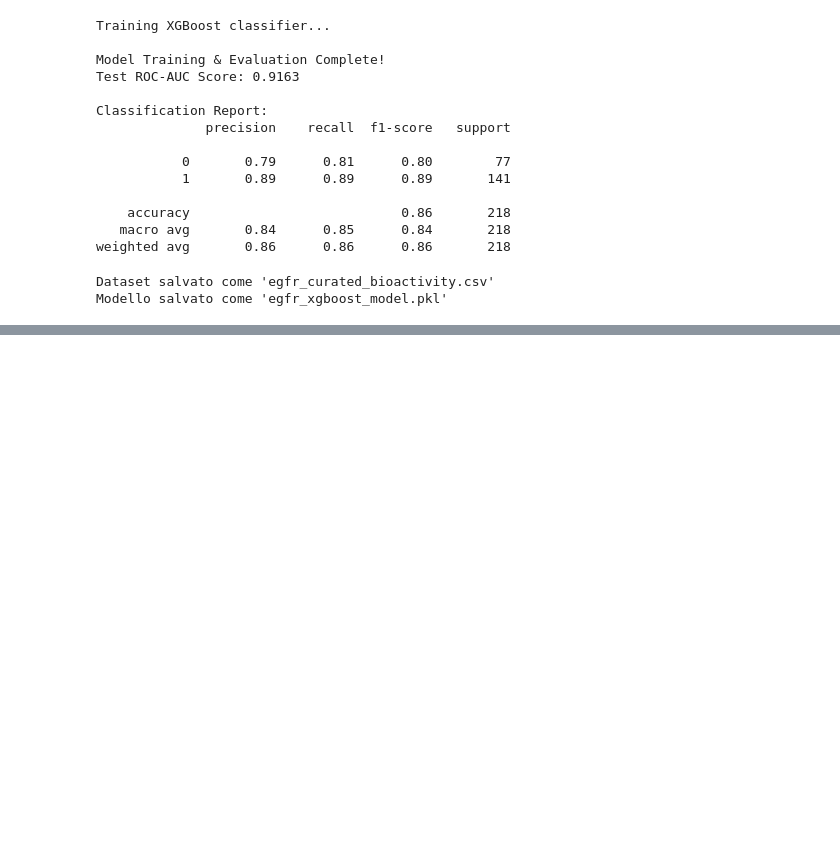
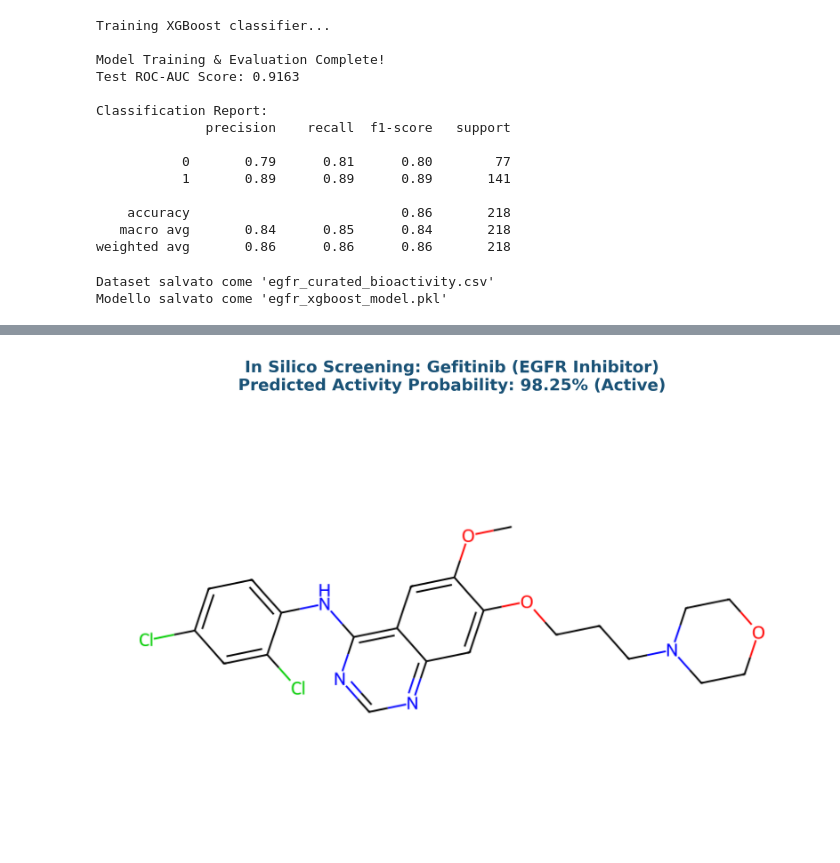
Before and after one commit to gaetanolentini96/egfr-qsar-pipeline, a Jupyter notebook: Untitled1.ipynb, the cells around one changed output, grey strips where cells are left out. Drawn from its saved outputs; the diff is of its cells as text; code cells hidden in the pictures; blank space fills up the shorter version.

```diff
--- a/Untitled1.ipynb
+++ b/Untitled1.ipynb
@@ -800,3 +800,34 @@ print("Modello salvato come 'egfr_xgboost_model.pkl'")
 # %% [output]
 Dataset salvato come 'egfr_curated_bioactivity.csv'
 Modello salvato come 'egfr_xgboost_model.pkl'
+# %%
+import joblib
+import numpy as np
+import matplotlib.pyplot as plt
+from rdkit import Chem
+from rdkit.Chem import AllChem, Draw
+
+# 1. Carica il modello salvato
+model = joblib.load("egfr_xgboost_model.pkl")
+
+# 2. Prepara la molecola (Gefitinib) e predici
+smiles = "COc1cc2c(ncnc2cc1OCCCN3CCOCC3)Nc4ccc(cc4Cl)Cl"
+mol = Chem.MolFromSmiles(smiles)
+fp = np.array(AllChem.GetMorganFingerprintAsBitVect(mol, radius=2, nBits=2048))
+prob = model.predict_proba([fp])[0][1]
+
+# 3. Disegna la molecola ad alta risoluzione
+img = Draw.MolToImage(mol, size=(800, 500))
+
+# 4. Crea una card grafica con Matplotlib
+plt.figure(figsize=(8, 6), dpi=300)
+plt.imshow(img)
+plt.axis("off")
+plt.title(f"In Silico Screening: Gefitinib (EGFR Inhibitor)\nPredicted Activity Probability: {prob:.2%} (Active)",
+          fontsize=13, fontweight="bold", pad=10, color="#1a5276")
+plt.tight_layout()
+
+# Salva l'immagine
+plt.savefig("gefitinib_prediction_card.png", dpi=300)
+plt.show()
+# %% [output]
@@ -802,0 +835 @@ Modello salvato come 'egfr_xgboost_model.pkl'
+[figure, added]
```
Also changed, not shown: parts of 1 cell of this notebook, 3 other files.
